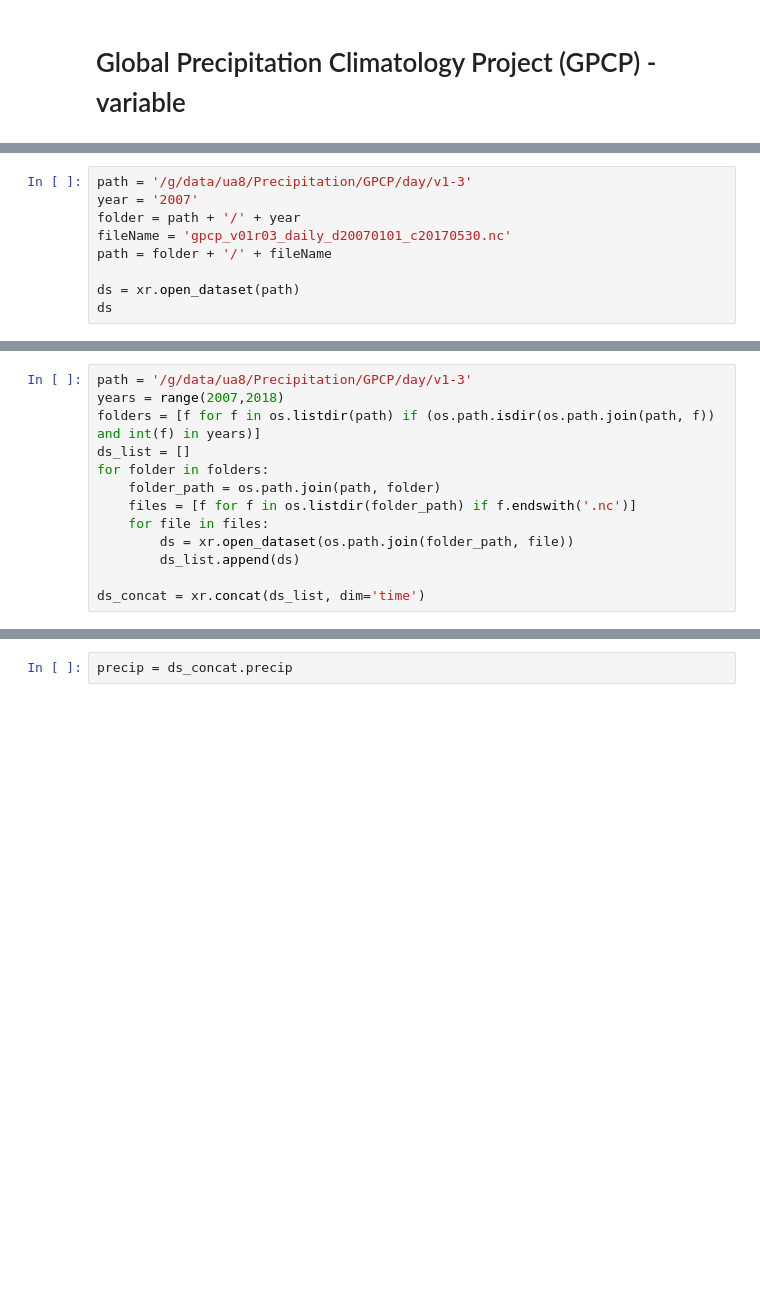
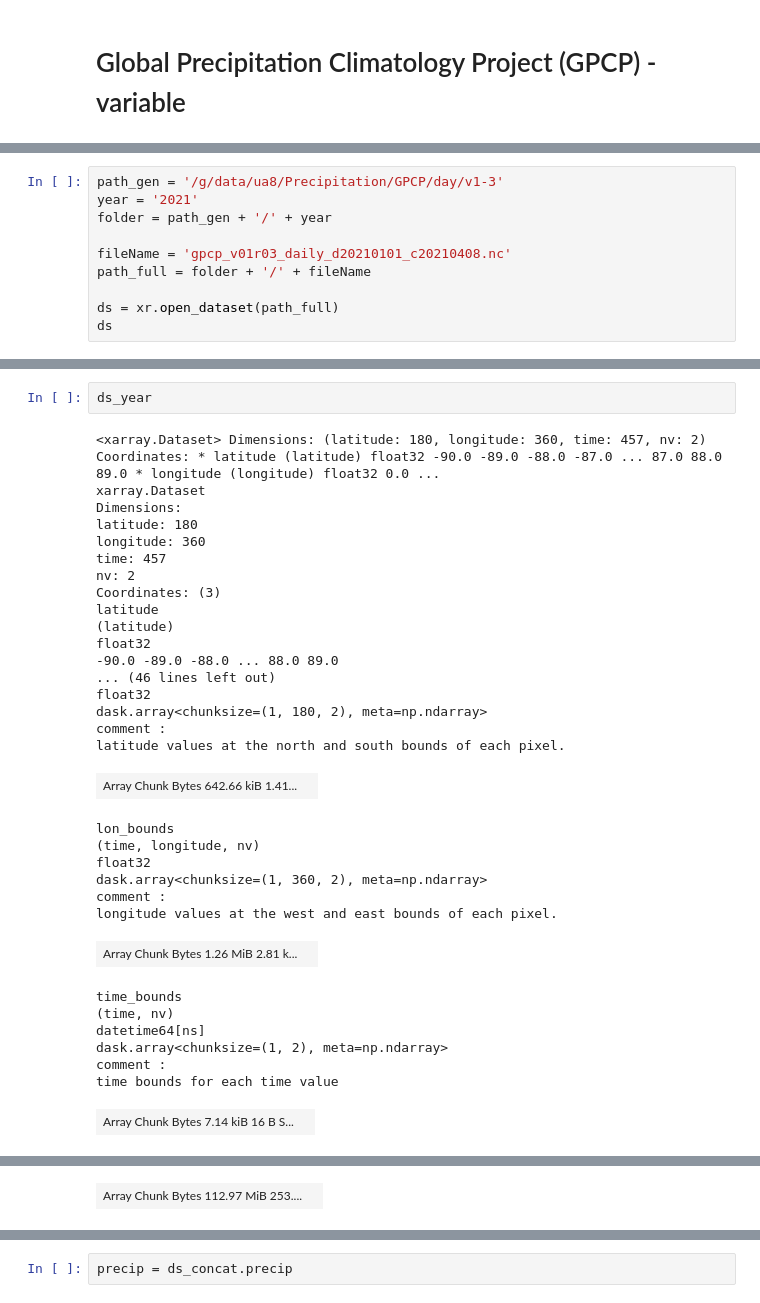
Before and after one commit to PBlackberg/phd, a Jupyter notebook: metrics/funcs/vars/gpcpVars.ipynb, the cells around one changed output, grey strips where cells are left out. Drawn from its saved outputs; the diff is of its cells as text; blank space fills up the shorter version.

```diff
--- a/metrics/funcs/vars/gpcpVars.ipynb
+++ b/metrics/funcs/vars/gpcpVars.ipynb
@@ -7,11 +8,12 @@ import numpy as np
 # %%
-path = '/g/data/ua8/Precipitation/GPCP/day/v1-3'
-year = '2007'
-folder = path + '/' + year
-fileName = 'gpcp_v01r03_daily_d20070101_c20170530.nc'
-path = folder + '/' + fileName
+path_gen = '/g/data/ua8/Precipitation/GPCP/day/v1-3'
+year = '2021'
+folder = path_gen + '/' + year
 
-ds = xr.open_dataset(path)
+fileName = 'gpcp_v01r03_daily_d20210101_c20210408.nc'
+path_full = folder + '/' + fileName
+
+ds = xr.open_dataset(path_full)
 ds
 # %% [output]
 <xarray.Dataset>
@@ -47,13 +58,35 @@ Data variables:
-# %%
-path = '/g/data/ua8/Precipitation/GPCP/day/v1-3'
-years = range(2007,2018)
-folders = [f for f in os.listdir(path) if (os.path.isdir(os.path.join(path, f)) and int(f) in years)]
-ds_list = []
-for folder in folders:
-    folder_path = os.path.join(path, folder)
-    files = [f for f in os.listdir(folder_path) if f.endswith('.nc')]
-    for file in files:
-        ds = xr.open_dataset(os.path.join(folder_path, file))
-        ds_list.append(ds)
-
-ds_concat = xr.concat(ds_list, dim='time')
+# %%
+ds_year
+# %% [output]
+<xarray.Dataset> Dimensions: (latitude: 180, longitude: 360, time: 457, nv: 2) Coordinates: * latitude (latitude) float32 -90.0 -89.0 -88.0 -87.0 ... 87.0 88.0 89.0 * longitude (longitude) float32 0.0 ...
+xarray.Dataset
+Dimensions:
+latitude: 180
+longitude: 360
+time: 457
+nv: 2
+Coordinates: (3)
+latitude
+(latitude)
+float32
+-90.0 -89.0 -88.0 ... 88.0 89.0
+... (46 lines left out)
+float32
+dask.array<chunksize=(1, 180, 2), meta=np.ndarray>
+comment :
+latitude values at the north and south bounds of each pixel.
+| Array Chunk Bytes 642.66 kiB 1.41... |  |
+lon_bounds
+(time, longitude, nv)
+float32
+dask.array<chunksize=(1, 360, 2), meta=np.ndarray>
+comment :
+longitude values at the west and east bounds of each pixel.
+| Array Chunk Bytes 1.26 MiB 2.81 k... |  |
+time_bounds
+(time, nv)
+datetime64[ns]
+dask.array<chunksize=(1, 2), meta=np.ndarray>
+comment :
+time bounds for each time value
+| Array Chunk Bytes 7.14 kiB 16 B S... |  |
@@ -59,0 +107 @@ ds_concat = xr.concat(ds_list, dim='time')
+| Array Chunk Bytes 112.97 MiB 253.... |  |
```
Also changed, not shown: parts of 18 cells of this notebook, 2 other files.
